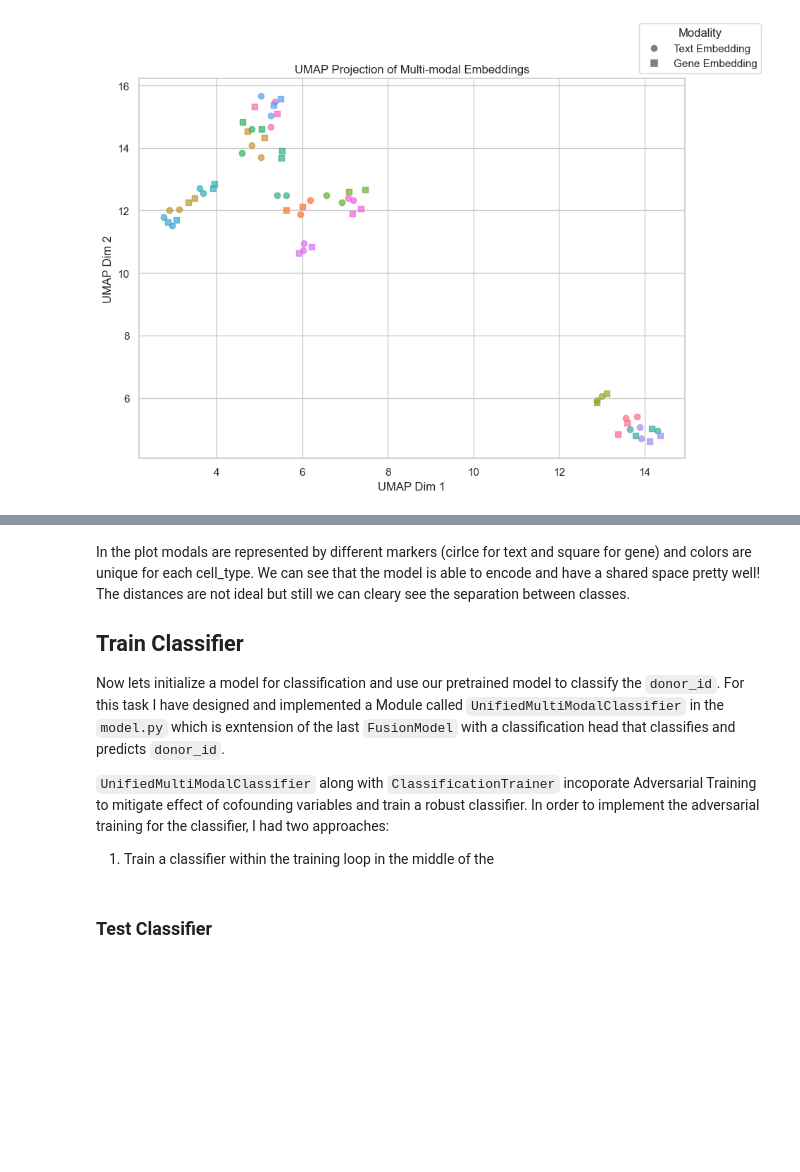
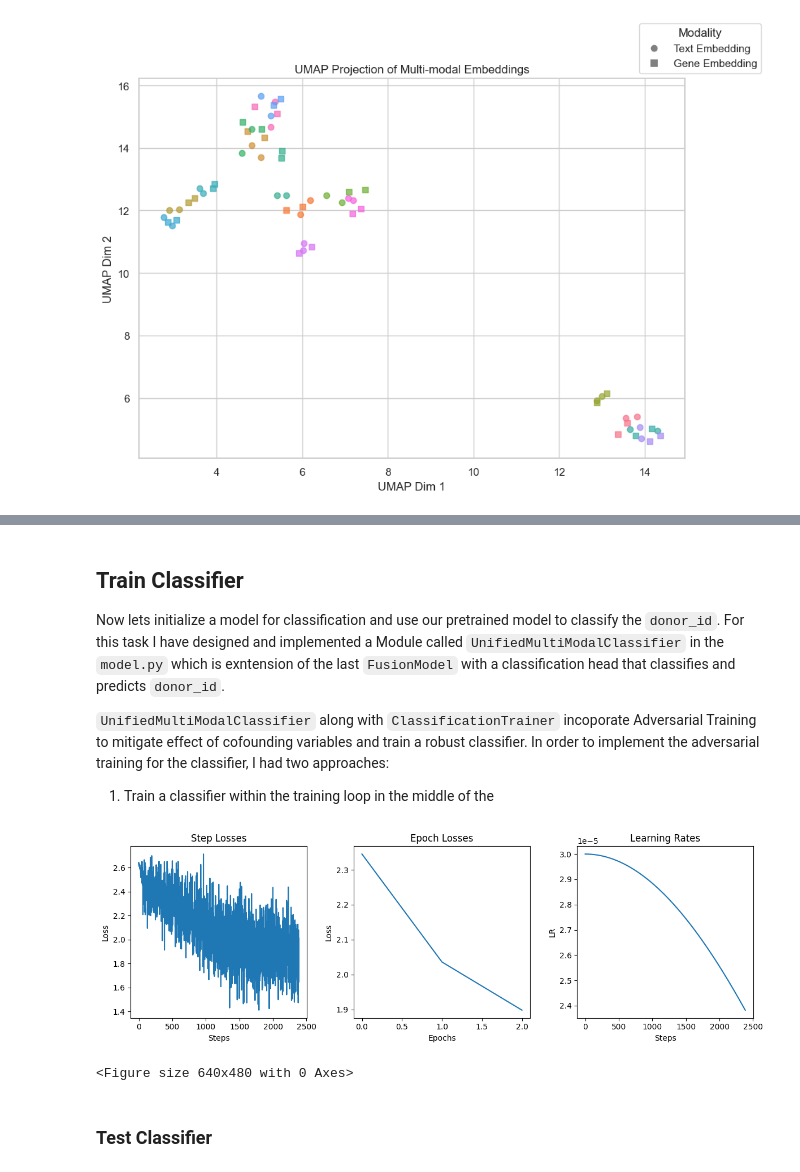
Before and after one commit to pouyan9675/ubiquitous-octo-eureka, a Jupyter notebook: part-2/part2.ipynb, the cells around one changed output, grey strips where cells are left out. Drawn from its saved outputs; the diff is of its cells as text; code cells hidden in the pictures; blank space fills up the shorter version.

```diff
--- a/part-2/part2.ipynb
+++ b/part-2/part2.ipynb
@@ -516,6 +641,4 @@ plot_triplet_umap(triplets)
 # %% [markdown]
-In the plot modals are represented by different markers (cirlce for text and square for gene) and colors are unique for each cell_type. We can see that the model is able to encode and have a shared space pretty well! The distances are not ideal but still we can cleary see the separation between classes.
-
 ## Train Classifier
 
 Now lets initialize a model for classification and use our pretrained model to classify the `donor_id`. For this task I have designed and implemented a Module called `UnifiedMultiModalClassifier` in the `model.py` which is exntension of the last `FusionModel` with a classification head that classifies and predicts `donor_id`.
@@ -623,31 +747,33 @@ classifier.from_pretrained('weights/pretrained/model.pth')
 # %%
 # Create optimizers for both main model and adversarial components
 optimizer = torch.optim.Adam(classifier.parameters(), lr=hypterparameters['classifier_learning_rate'])
 ce_loss = torch.nn.CrossEntropyLoss()  # Main task loss
 bce_loss = torch.nn.BCEWithLogitsLoss()  # Adversarial loss for sex prediction
 scheduler = lr_scheduler.CosineAnnealingLR(optimizer, T_max=10 * len(cell_dataloader))
 
 # Create the classification trainer with adversarial support
 classification_trainer = ClassificationTrainer(
     model=classifier,
     optimizer=optimizer,
     loss_fn=ce_loss,
     adv_loss_fn=bce_loss,  # Add adversarial loss function
     lambda_adv=hypterparameters['lambda_adv'],  # Weight for adversarial component
     scheduler=scheduler,
-    use_adversarial=True  # Enable adversarial training
+    use_adversarial=False  # Enable adversarial training
 )
 
 # Train the model with adversarial components
 classifier_train_metrics = classification_trainer.train(
     cell_dataloader,
     num_epochs=3,
-    logging_steps=10,
     val_loader=test_dataloader,
 )
 
 # After training, you can visualize both main and adversarial metrics
-classification_trainer.plot_training_metrics(save_path="adversarial_training_results.png")
+classification_trainer.plot_training_metrics(save_path="./logs/classification/adversarial_training_results.png")
+# %% [output]
+[figure, added]
+<Figure size 640x480 with 0 Axes>
 # %% [markdown]
 ### Test Classifier
 # %%
```
Also changed, not shown: parts of 16 cells of this notebook, 10 other files.
